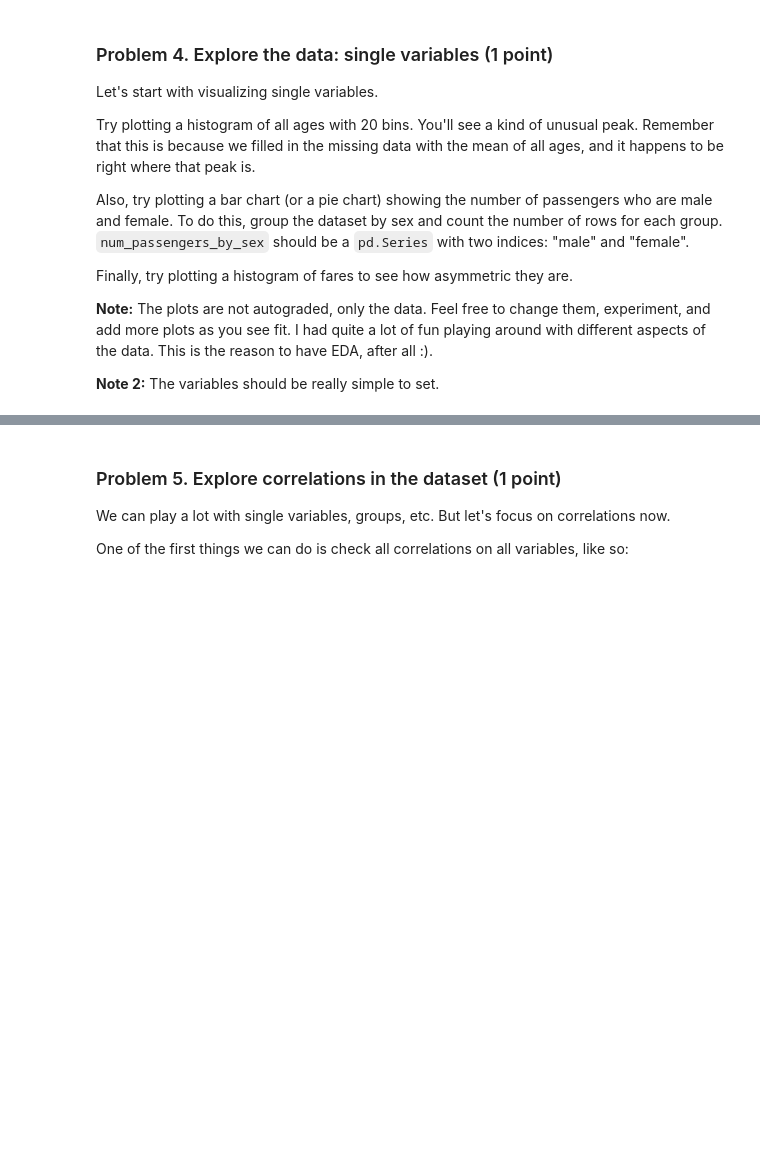
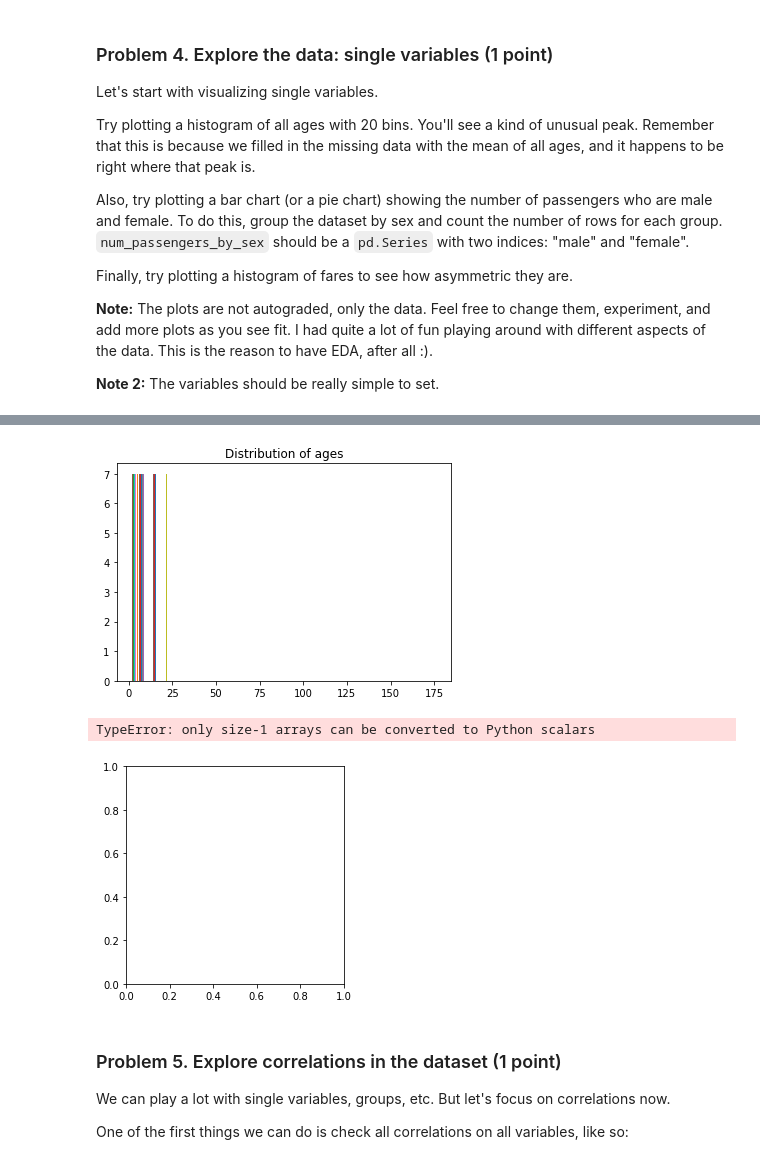
Before and after one commit to viraco4a/SoftUni, a Jupyter notebook: DataScience/07. Data-Science-Project-Architecture-Ex/DS Project Architecture Lab.ipynb, the cells around one changed output, grey strips where cells are left out. Saved outputs shown, nothing was run; the diff lists cells and outputs as text; code cells hidden in the pictures; blank space fills up the shorter version.

```diff
--- a/DataScience/07. Data-Science-Project-Architecture-Ex/DS Project Architecture Lab.ipynb
+++ b/DataScience/07. Data-Science-Project-Architecture-Ex/DS Project Architecture Lab.ipynb
@@ -156,6 +178,6 @@ titanic_data['Embarked'].value_counts().idxmax()
 # %%
 most_common_port = titanic_data['Embarked'].value_counts().idxmax()
 # %%
-titanic_data.loc[titanic_data['PassengerId'] == 62, 'Embarked'] = most_common_port
+titanic_data.loc[titanic_data.index == 62, 'Embarked'] = most_common_port
 # %%
-titanic_data.loc[titanic_data['PassengerId'] == 830, 'Embarked'] = most_common_port
+titanic_data.loc[titanic_data.index == 830, 'Embarked'] = most_common_port
@@ -179,2 +221,4 @@ raise NotImplementedError()
+# %%
+titanic_data = titanic_data.drop(columns=['Cabin', 'Name', 'Ticket'])
 # %%
 titanic_data.head()
@@ -196,23 +268,26 @@ Finally, try plotting a histogram of fares to see how asymmetric they are.
 # %%
-all_ages = None
-num_passengers_by_sex = None
-all_fares = None
+all_ages = titanic_data.groupby(['Age']).count()
+num_passengers_by_sex = titanic_data.groupby(['Sex']).count()
+all_fares = titanic_data.groupby(['Fare']).count()
 
-# YOUR CODE HERE
-raise NotImplementedError()
+
 
 plt.hist(all_ages, bins = 20)
 plt.title("Distribution of ages")
 plt.show()
 
 plt.gca().set_aspect("equal")
 plt.pie(num_passengers_by_sex, labels = num_passengers_by_sex.index, autopct = "%.2f%%")
 plt.title("Passengers per sex")
 plt.show()
 
 plt.hist(all_fares, bins = 20)
 plt.title("Distribution of fares")
 plt.show()
+# %% [output]
+[figure, added]
+TypeError: only size-1 arrays can be converted to Python scalars
+[figure, added]
 # %%
 assert_is_not_none(all_ages)
 assert_is_not_none(num_passengers_by_sex)
```
Also changed, not shown: parts of 14 cells of this notebook.
